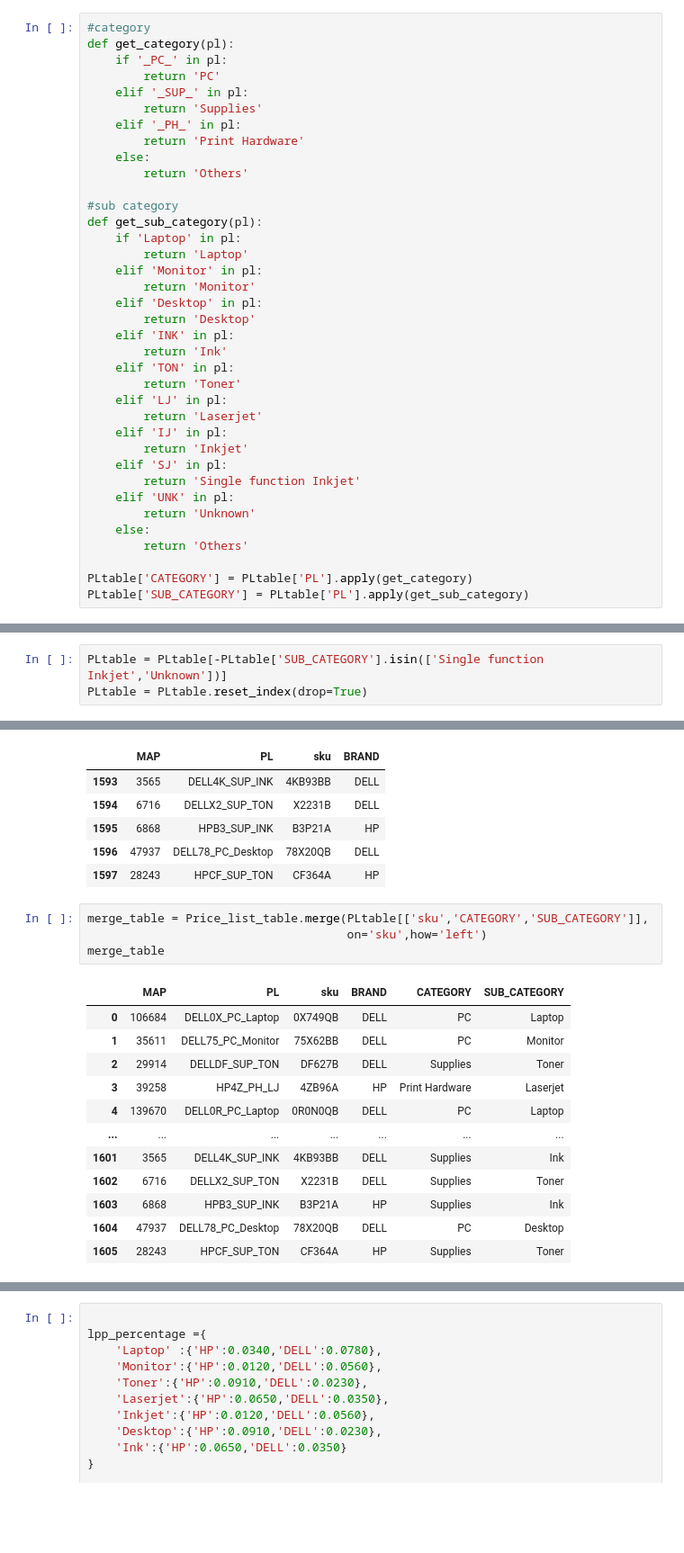
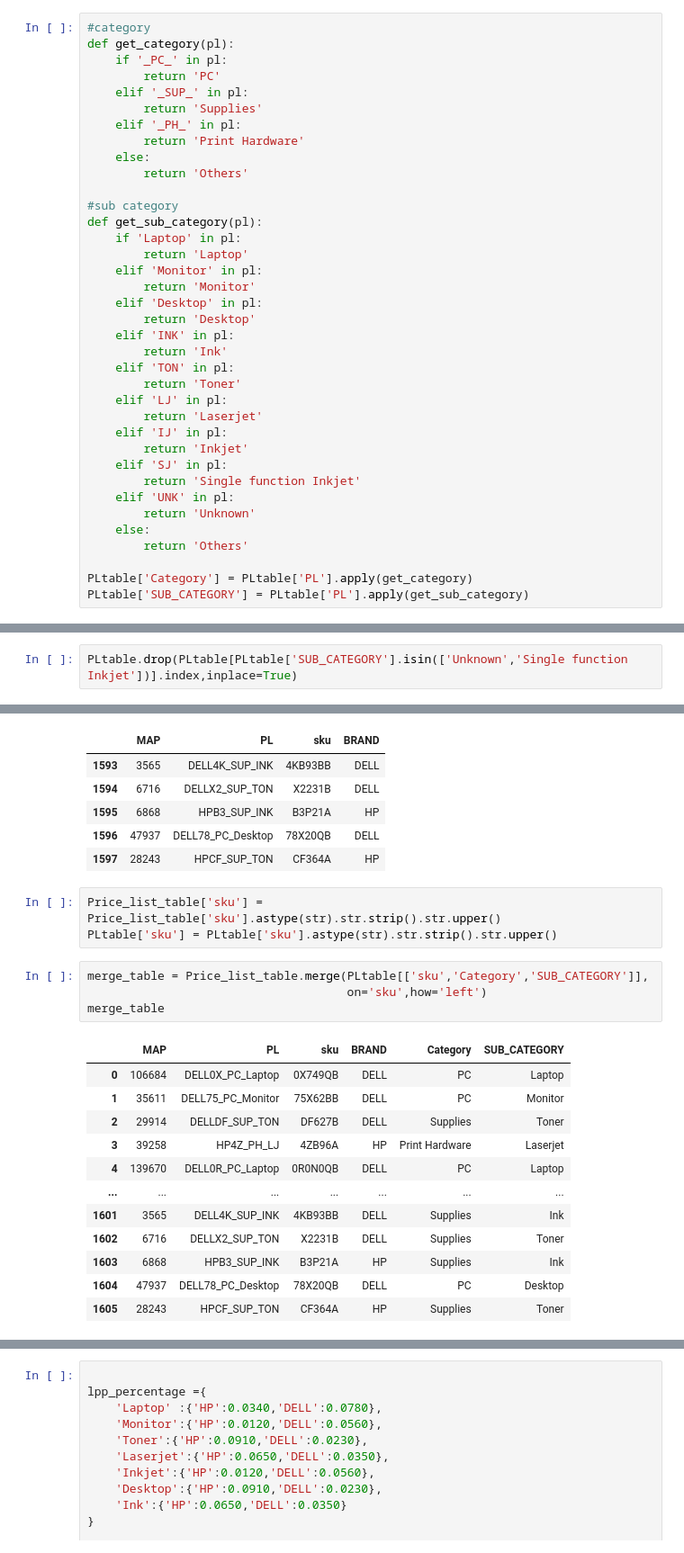
Before and after one commit to vinothkumard2006-ai/intern-projects, a Jupyter notebook: violationdetection.ipynb, the cells around one changed output, grey strips where cells are left out. Shown at 90% size. Drawn from its saved outputs; the diff is of its cells as text; blank space fills up the shorter version.

```diff
--- a/violationdetection.ipynb
+++ b/violationdetection.ipynb
@@ -149,5 +167,5 @@ def get_sub_category(pl):
     else:
         return 'Others'
 
-PLtable['CATEGORY'] = PLtable['PL'].apply(get_category)
+PLtable['Category'] = PLtable['PL'].apply(get_category)
 PLtable['SUB_CATEGORY'] = PLtable['PL'].apply(get_sub_category)
@@ -156,6 +178,3 @@ PLtable['SUB_CATEGORY'].unique()
 # %% [output]
 array(['Laptop', 'Monitor', 'Toner', 'Laserjet', 'Inkjet', 'Desktop',
        'Ink', 'Unknown', 'Single function Inkjet'], dtype=object)
-# %%
-PLtable = PLtable[-PLtable['SUB_CATEGORY'].isin(['Single function Inkjet','Unknown'])]
-PLtable = PLtable.reset_index(drop=True)
@@ -167,3 +181,5 @@ array(['Laptop', 'Monitor', 'Toner', 'Laserjet', 'Inkjet', 'Desktop',
+# %%
+PLtable.drop(PLtable[PLtable['SUB_CATEGORY'].isin(['Unknown','Single function Inkjet'])].index,inplace=True)
 # %%
 PLtable.head()
 # %% [output]
@@ -200,12 +216,15 @@ Price_list_table.tail()
 | 1595 | 6868 | HPB3_SUP_INK | B3P21A | HP |
 | 1596 | 47937 | DELL78_PC_Desktop | 78X20QB | DELL |
 | 1597 | 28243 | HPCF_SUP_TON | CF364A | HP |
+# %%
+Price_list_table['sku'] = Price_list_table['sku'].astype(str).str.strip().str.upper()
+PLtable['sku'] = PLtable['sku'].astype(str).str.strip().str.upper()
 # %%
-merge_table = Price_list_table.merge(PLtable[['sku','CATEGORY','SUB_CATEGORY']],
+merge_table = Price_list_table.merge(PLtable[['sku','Category','SUB_CATEGORY']],
                                      on='sku',how='left')
 merge_table
 # %% [output]
-|  | MAP | PL | sku | BRAND | CATEGORY | SUB_CATEGORY |
+|  | MAP | PL | sku | BRAND | Category | SUB_CATEGORY |
 | 0 | 106684 | DELL0X_PC_Laptop | 0X749QB | DELL | PC | Laptop |
 | 1 | 35611 | DELL75_PC_Monitor | 75X62BB | DELL | PC | Monitor |
 | 2 | 29914 | DELLDF_SUP_TON | DF627B | DELL | Supplies | Toner |
```
Also changed, not shown: parts of 42 cells of this notebook.
